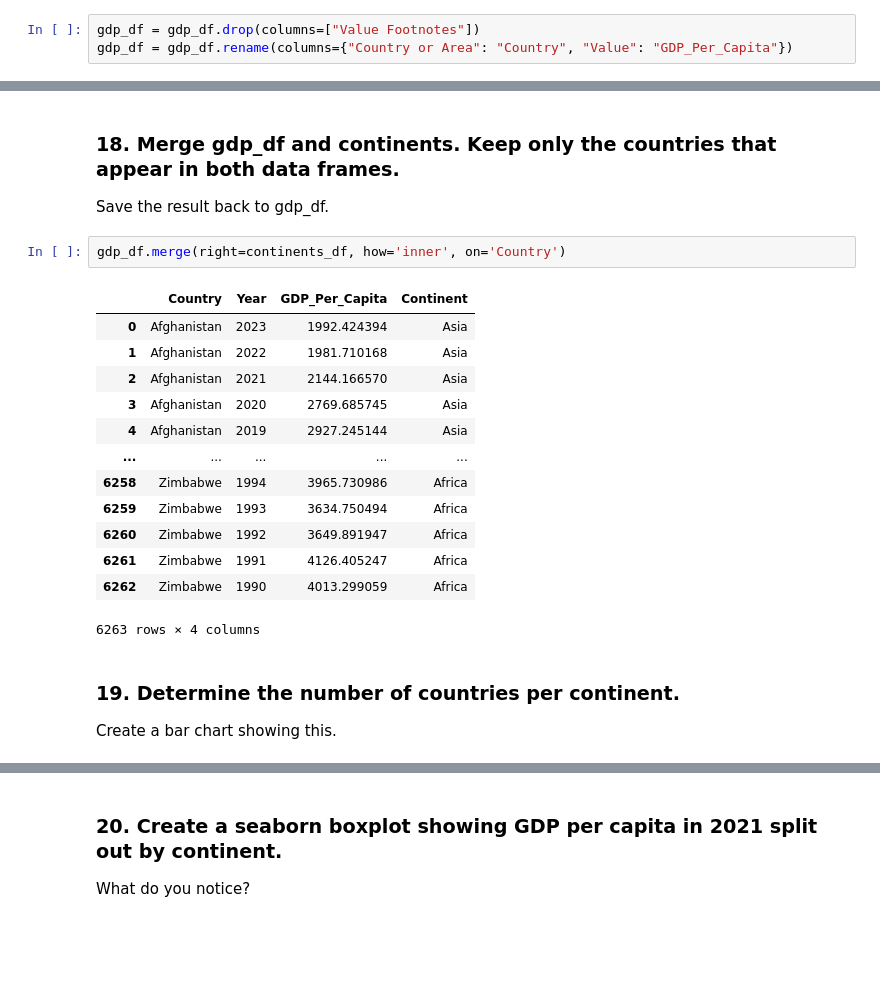
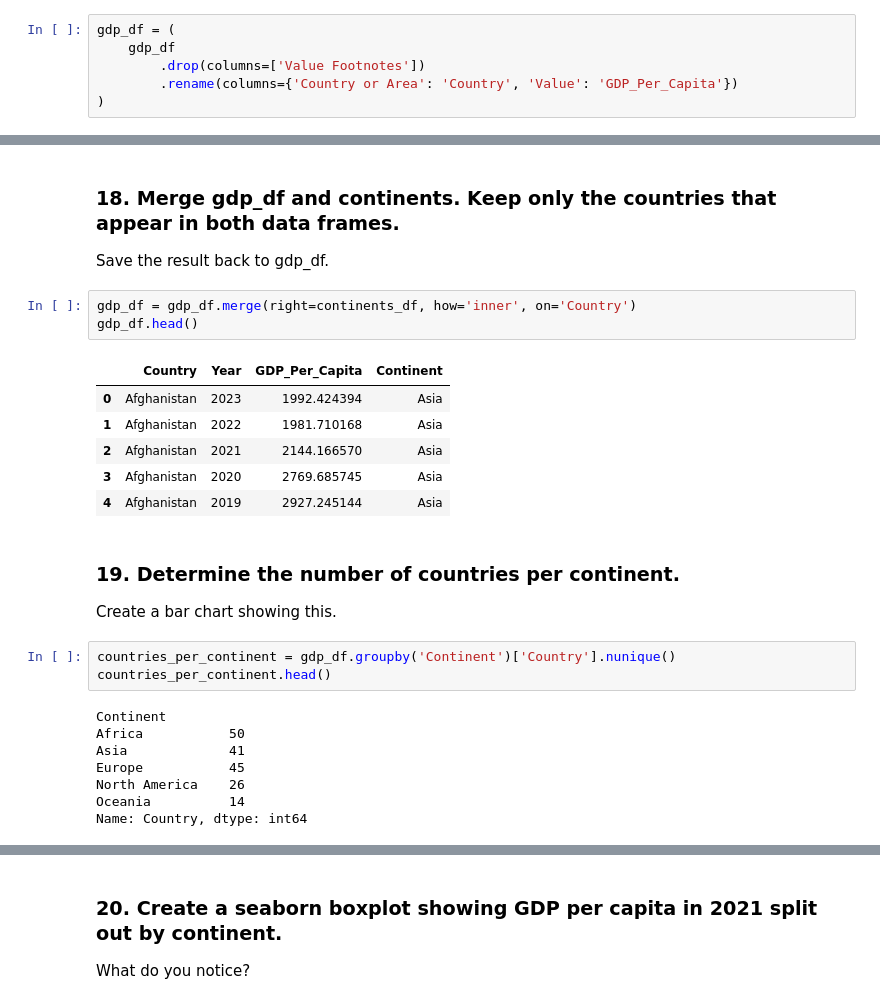
Before and after one commit to nss-data-science-cohort-9/un-exploration-shannequin, a Jupyter notebook: notebooks/UN_Data_Exploration.ipynb, the cells around one changed output, grey strips where cells are left out. Saved outputs shown, nothing was run; the diff lists cells and outputs as text; blank space fills up the shorter version.

```diff
--- a/notebooks/UN_Data_Exploration.ipynb
+++ b/notebooks/UN_Data_Exploration.ipynb
@@ -59,8 +59,11 @@ gdp_df.tail(10)
 # %% [markdown]
 ### 5. Drop the 'Value Footnotes' column, and rename the remaining columns to 'Country', 'Year', and 'GDP_Per_Capita'.
 # %%
-gdp_df = gdp_df.drop(columns=["Value Footnotes"])
-gdp_df = gdp_df.rename(columns={"Country or Area": "Country", "Value": "GDP_Per_Capita"})
+gdp_df = (
+    gdp_df
+        .drop(columns=['Value Footnotes'])
+        .rename(columns={'Country or Area': 'Country', 'Value': 'GDP_Per_Capita'})
+)
 # %% [markdown]
 ### 6. How many rows and columns does gdp_df have?
 What are the data types of its columns?<br>
@@ -308,21 +267,26 @@ continents_df.head()
 ### 18. Merge gdp_df and continents. Keep only the countries that appear in both data frames.
 Save the result back to gdp_df.
 # %%
-gdp_df.merge(right=continents_df, how='inner', on='Country')
+gdp_df = gdp_df.merge(right=continents_df, how='inner', on='Country')
+gdp_df.head()
 # %% [output]
 |  | Country | Year | GDP_Per_Capita | Continent |
 | 0 | Afghanistan | 2023 | 1992.424394 | Asia |
 | 1 | Afghanistan | 2022 | 1981.710168 | Asia |
 | 2 | Afghanistan | 2021 | 2144.166570 | Asia |
 | 3 | Afghanistan | 2020 | 2769.685745 | Asia |
 | 4 | Afghanistan | 2019 | 2927.245144 | Asia |
-| ... | ... | ... | ... | ... |
-| 6258 | Zimbabwe | 1994 | 3965.730986 | Africa |
-| 6259 | Zimbabwe | 1993 | 3634.750494 | Africa |
-| 6260 | Zimbabwe | 1992 | 3649.891947 | Africa |
-| 6261 | Zimbabwe | 1991 | 4126.405247 | Africa |
-| 6262 | Zimbabwe | 1990 | 4013.299059 | Africa |
-6263 rows × 4 columns
 # %% [markdown]
 ### 19. Determine the number of countries per continent.
 Create a bar chart showing this.
+# %%
+countries_per_continent = gdp_df.groupby('Continent')['Country'].nunique()
+countries_per_continent.head()
+# %% [output]
+Continent
+Africa           50
+Asia             41
+Europe           45
+North America    26
+Oceania          14
+Name: Country, dtype: int64
```
Also changed, not shown: parts of 27 cells of this notebook, 1 other file.
